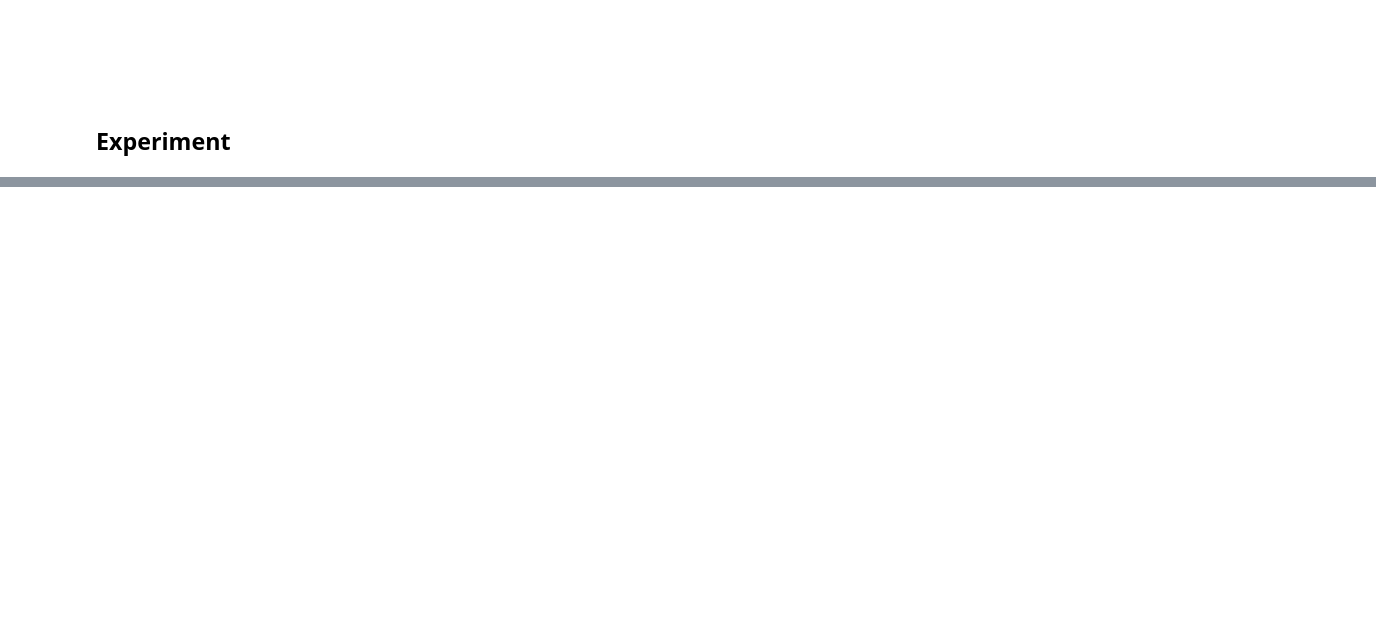
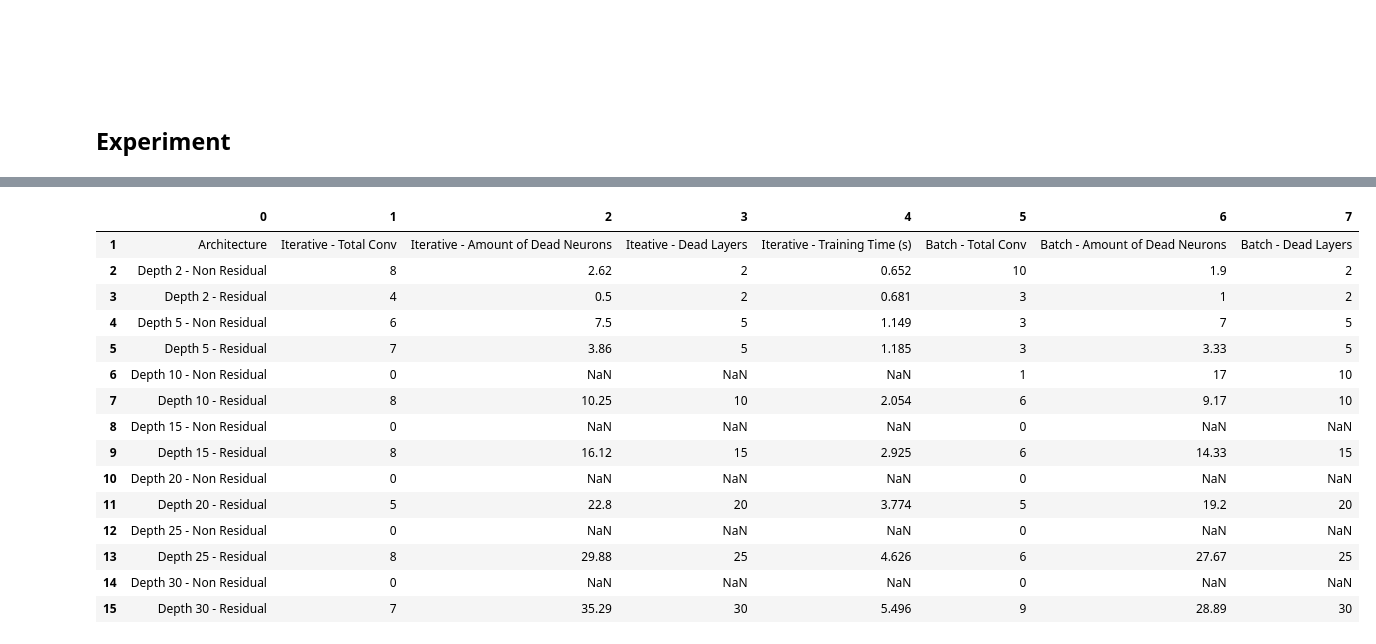
Before and after one commit to matthewfernst/Late-Residual-Connections, a Jupyter notebook: Code/LateResidualConnections.ipynb, the cells around one changed output, grey strips where cells are left out. Saved outputs shown, nothing was run; the diff lists cells and outputs as text; code cells hidden in the pictures; blank space fills up the shorter version.

```diff
--- a/Code/LateResidualConnections.ipynb
+++ b/Code/LateResidualConnections.ipynb
@@ -652,0 +807,22 @@ run_all()
+# %%
+df = pd.read_excel('MoreWide.xlsx', header=None)
+
+df.iloc[1:16,:8].fillna('DID NOT CONVERGE', inplace=True)
+df.iloc[1:16,:8]
+# %% [output]
+|  | 0 | 1 | 2 | 3 | 4 | 5 | 6 | 7 |
+| 1 | Architecture | Iterative - Total Conv | Iterative - Amount of Dead Neurons | Iteative - Dead Layers | Iterative - Training Time (s) | Batch - Total Conv | Batch - Amount of Dead Neurons | Batch - Dead Layers |
+| 2 | Depth 2 - Non Residual | 8 | 2.62 | 2 | 0.652 | 10 | 1.9 | 2 |
+| 3 | Depth 2 - Residual | 4 | 0.5 | 2 | 0.681 | 3 | 1 | 2 |
+| 4 | Depth 5 - Non Residual | 6 | 7.5 | 5 | 1.149 | 3 | 7 | 5 |
+| 5 | Depth 5 - Residual | 7 | 3.86 | 5 | 1.185 | 3 | 3.33 | 5 |
+| 6 | Depth 10 - Non Residual | 0 | NaN | NaN | NaN | 1 | 17 | 10 |
+| 7 | Depth 10 - Residual | 8 | 10.25 | 10 | 2.054 | 6 | 9.17 | 10 |
+| 8 | Depth 15 - Non Residual | 0 | NaN | NaN | NaN | 0 | NaN | NaN |
+| 9 | Depth 15 - Residual | 8 | 16.12 | 15 | 2.925 | 6 | 14.33 | 15 |
+| 10 | Depth 20 - Non Residual | 0 | NaN | NaN | NaN | 0 | NaN | NaN |
+| 11 | Depth 20 - Residual | 5 | 22.8 | 20 | 3.774 | 5 | 19.2 | 20 |
+| 12 | Depth 25 - Non Residual | 0 | NaN | NaN | NaN | 0 | NaN | NaN |
+| 13 | Depth 25 - Residual | 8 | 29.88 | 25 | 4.626 | 6 | 27.67 | 25 |
+| 14 | Depth 30 - Non Residual | 0 | NaN | NaN | NaN | 0 | NaN | NaN |
+| 15 | Depth 30 - Residual | 7 | 35.29 | 30 | 5.496 | 9 | 28.89 | 30 |
```
Also changed, not shown: parts of 9 cells of this notebook, 2 other files.
